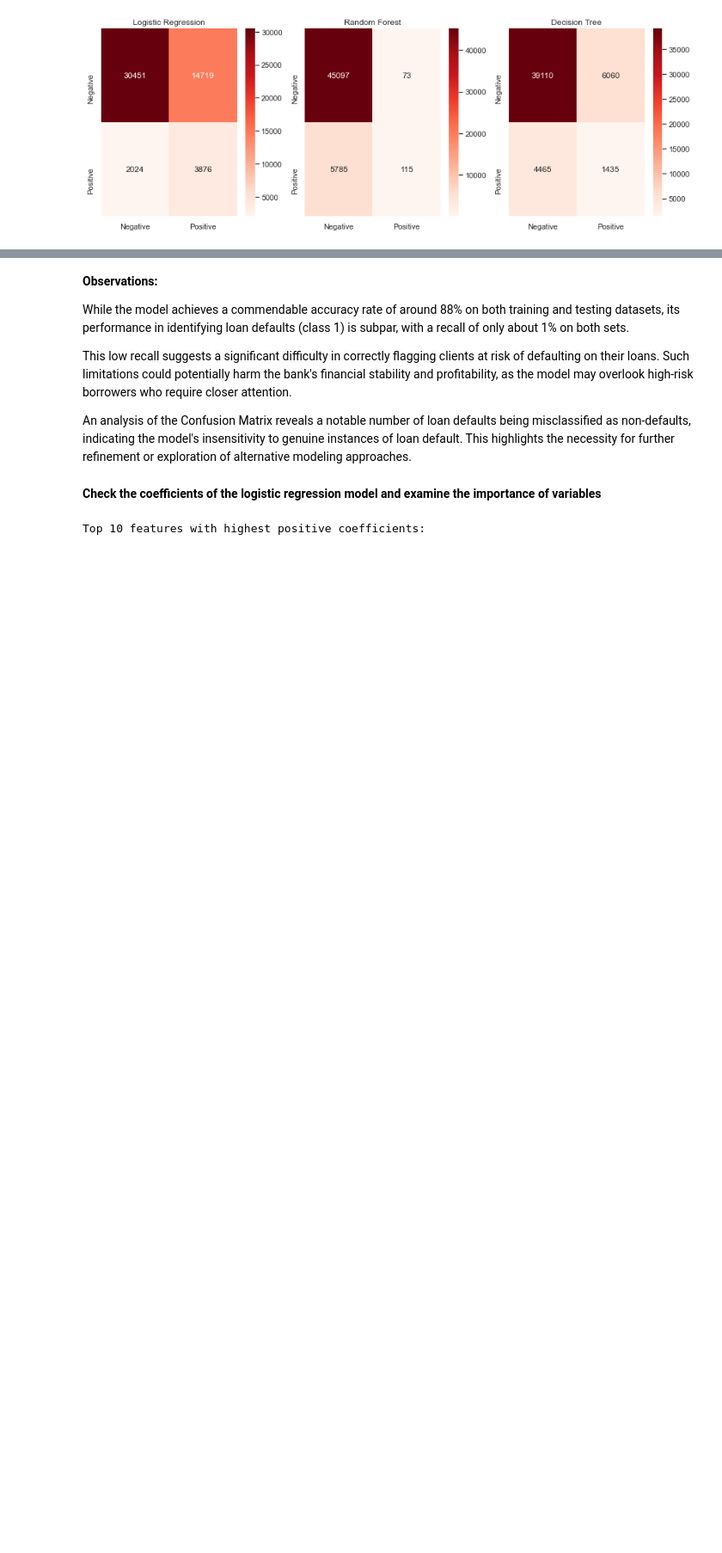
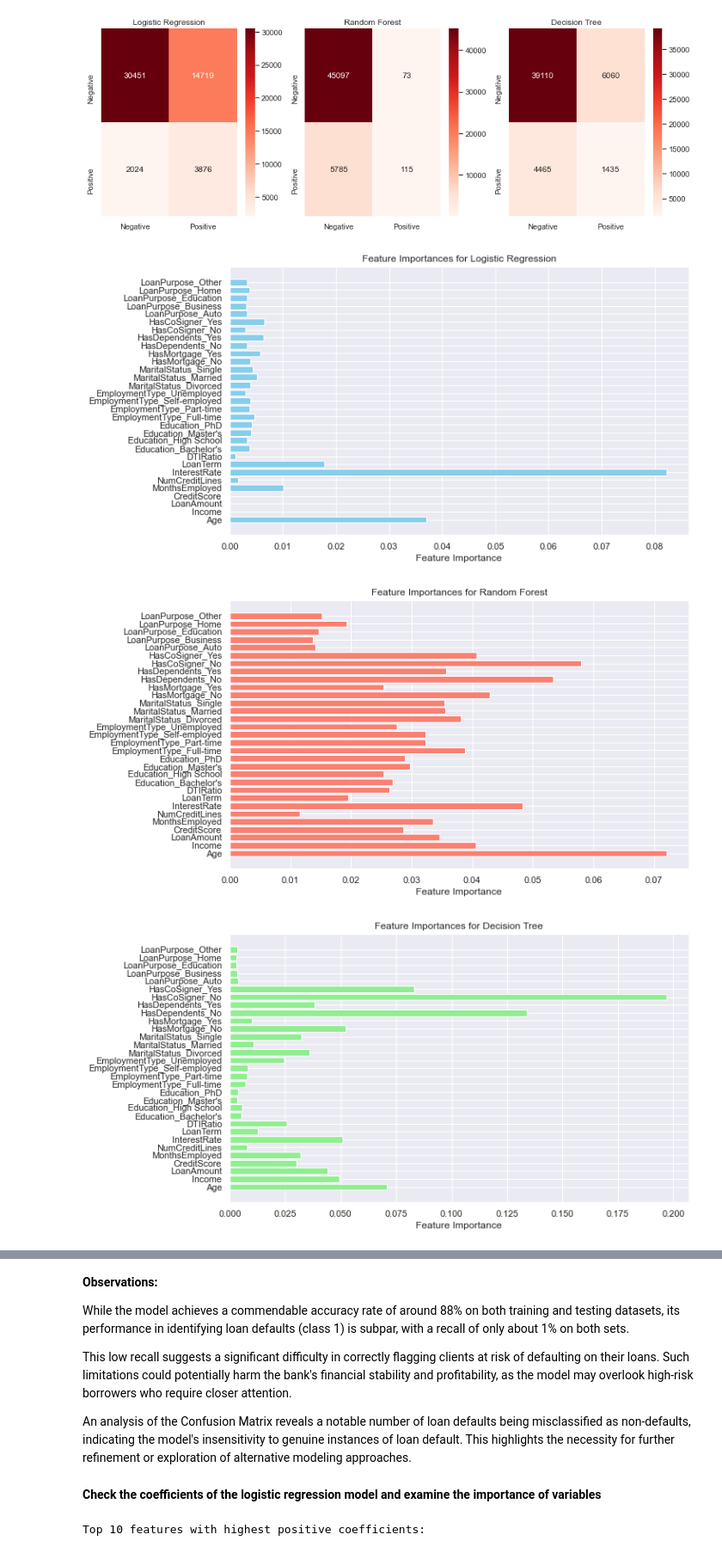
Before and after one commit to saginiclaudia/Loan-Default-Prediction, a Jupyter notebook: student.ipynb, the cells around one changed output, grey strips where cells are left out. Shown at 86% size. Cells and saved outputs as stored; diff of their text form; code cells hidden in the pictures; blank space fills up the shorter version.

```diff
--- a/student.ipynb
+++ b/student.ipynb
@@ -270,4 +246,0 @@ plt.show();
-# %%
-# List of categorical and numerical features
-categorical_features = ['Education', 'EmploymentType', 'MaritalStatus', 'HasMortgage', 'HasDependents', 'HasCoSigner', 'LoanPurpose']
-numerical_features = ['Age', 'Income', 'LoanAmount', 'InterestRate', 'CreditScore', 'MonthsEmployed', 'NumCreditLines', 'LoanTerm']
@@ -332,7 +404,6 @@ class DataPreparation:
         self.target = target
         self.categorical_features = categorical_features
         self.encoder = LabelEncoder()
-        self.scaler = StandardScaler()
 
     # Encode the target variable
     def encoding(self, data):
@@ -572,6 +643,10 @@ class DataModeling:
         plt.show()
 
 
+    def compute_precision_recall_curve_with_thresholds(self, y_test, y_pred_logistic):
+        precision_logistic, recall_logistic, thresholds_logistic = precision_recall_curve(y_test, y_pred_logistic)
+        return precision_logistic, recall_logistic, thresholds_logistic
+
     def visualize_precision_recall_vs_threshold(self, precision, recall, thresholds):
         plt.figure(figsize=(10, 7))
 
@@ -583,7 +658,7 @@ class DataModeling:
         plt.ylim([0, 1])
         plt.title('Precision and Recall vs Threshold')
         plt.grid(True)
-        plt.show()
+        plt.show();
 
 
     def compute_recall_score(self, y_test):
@@ -605,6 +680,30 @@ class DataModeling:
         print(f"F1 Score (Logistic Regression): {f1_score_logistic}")
         print(f"F1 Score (Random Forest): {f1_score_rf}")
         print(f"F1 Score (Decision Tree): {f1_score_dt}")
+
+
+    # Feature Importances
+    def plot_feature_importances(self, X_res):
+        # Plot feature importances for Logistic Regression
+        plt.figure(figsize=(10, 6))
+        plt.barh(X_train.columns, np.abs(self.logistic_model.coef_[0]), color='skyblue')
+        plt.xlabel('Feature Importance')
+        plt.title('Feature Importances for Logistic Regression')
+        plt.show();
+
+        # Plot feature importances for Random Forest
+        plt.figure(figsize=(10, 6))
+        plt.barh(X_train.columns, self.rfc_model.feature_importances_, color='salmon')
+        plt.xlabel('Feature Importance')
+        plt.title('Feature Importances for Random Forest')
+        plt.show();
+
+        # Plot feature importances for Decision Tree
+        plt.figure(figsize=(10, 6))
+        plt.barh(X_train.columns, self.dt_model.feature_importances_, color='lightgreen')
+        plt.xlabel('Feature Importance')
+        plt.title('Feature Importances for Decision Tree')
+        plt.show();
 # %%
 # Assuming you have X_res, y_res, X_test, and y_test defined
 modeling = DataModeling()
@@ -729,4 +865,11 @@ modeling.visualize_roc_curve(fpr_logistic, tpr_logistic, roc_auc_logistic, fpr_r
 modeling.visualize_confusion_matrix(cm_logistic, cm_rf, cm_dt)
 # %% [output]
 [figure]
+# %%
+# Plot feature importances
+modeling.plot_feature_importances(X_res)
+# %% [output]
+[figure, added]
+[figure, added]
+[figure, added]
 # %%
```
Also changed, not shown: parts of 37 cells of this notebook.
